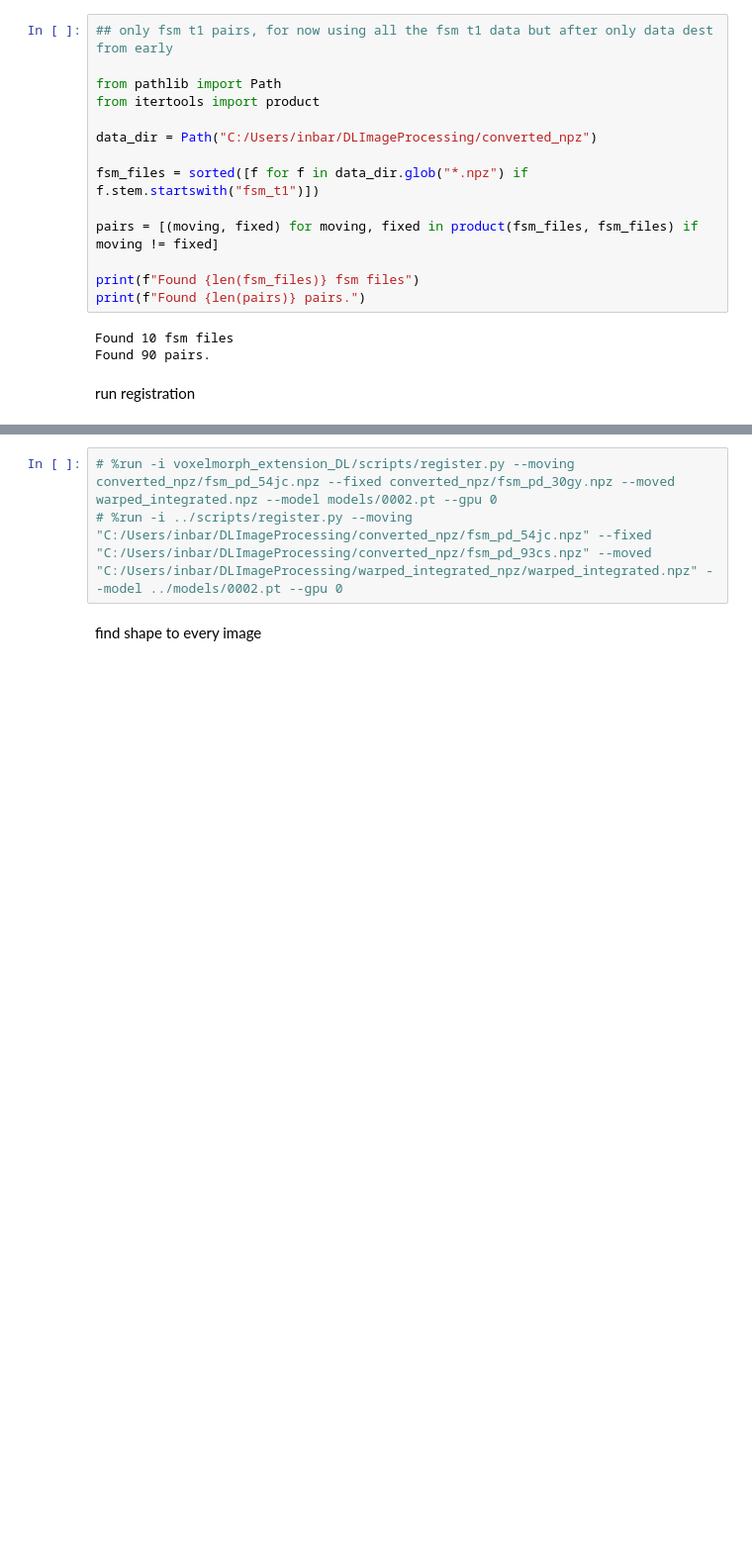
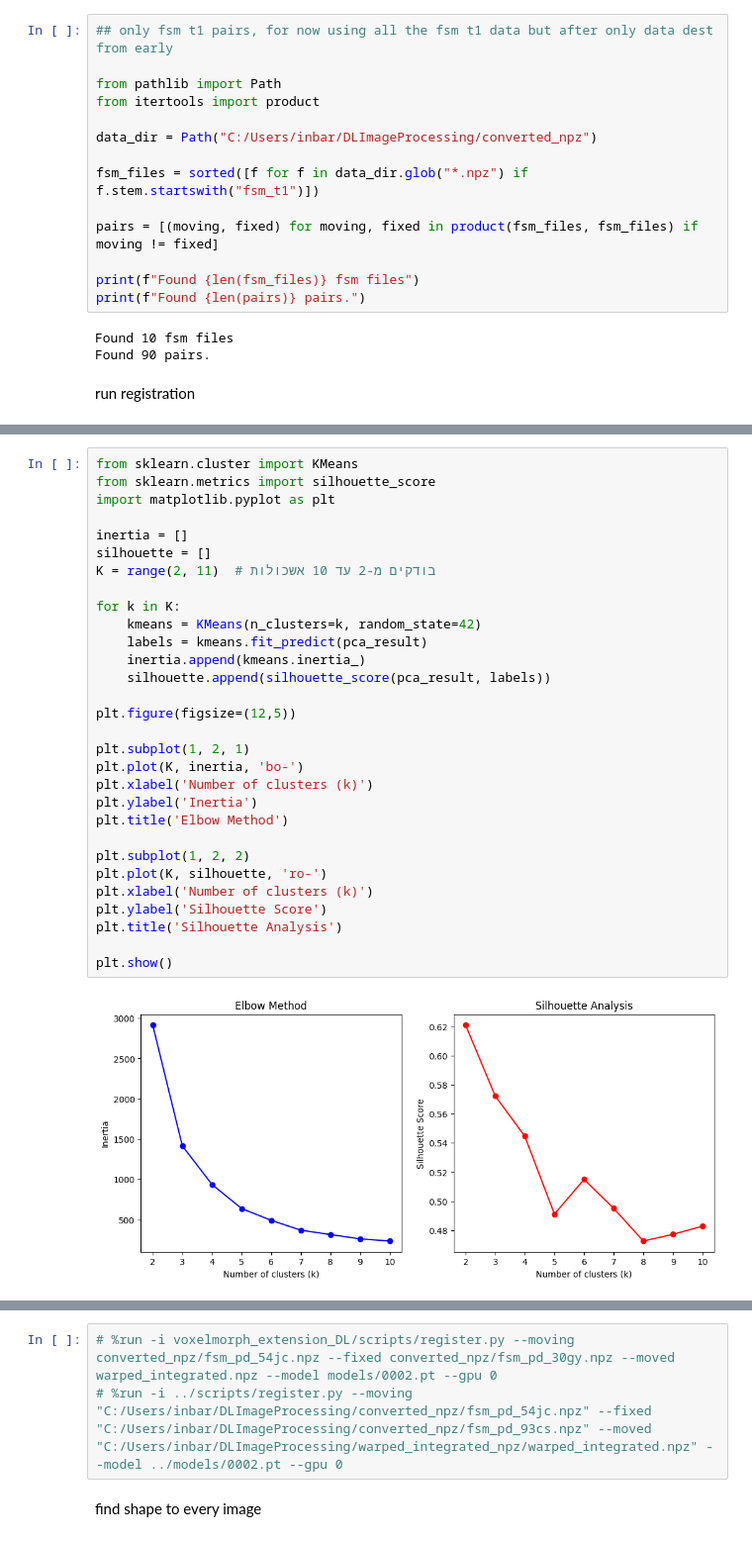
Before and after one commit to natamendelson/voxelmorph_extension_DL, a Jupyter notebook: main/get_started.ipynb, the cells around one changed output, grey strips where cells are left out. Shown at 99% size. Drawn from its saved outputs; the diff is of its cells as text; blank space fills up the shorter version.

```diff
--- a/main/get_started.ipynb
+++ b/main/get_started.ipynb
@@ -186,0 +275,32 @@ saved: C:\Users\inbar\DLImageProcessing\converted_npz\warped_results\warped_fsm_
+# %%
+from sklearn.cluster import KMeans
+from sklearn.metrics import silhouette_score
+import matplotlib.pyplot as plt
+
+inertia = []
+silhouette = []
+K = range(2, 11)  # בודקים מ-2 עד 10 אשכולות
+
+for k in K:
+    kmeans = KMeans(n_clusters=k, random_state=42)
+    labels = kmeans.fit_predict(pca_result)
+    inertia.append(kmeans.inertia_)
+    silhouette.append(silhouette_score(pca_result, labels))
+
+plt.figure(figsize=(12,5))
+
+plt.subplot(1, 2, 1)
+plt.plot(K, inertia, 'bo-')
+plt.xlabel('Number of clusters (k)')
+plt.ylabel('Inertia')
+plt.title('Elbow Method')
+
+plt.subplot(1, 2, 2)
+plt.plot(K, silhouette, 'ro-')
+plt.xlabel('Number of clusters (k)')
+plt.ylabel('Silhouette Score')
+plt.title('Silhouette Analysis')
+
+plt.show()
+# %% [output]
+[figure, added]
```
Also changed, not shown: parts of 6 cells of this notebook, 3 other files.
